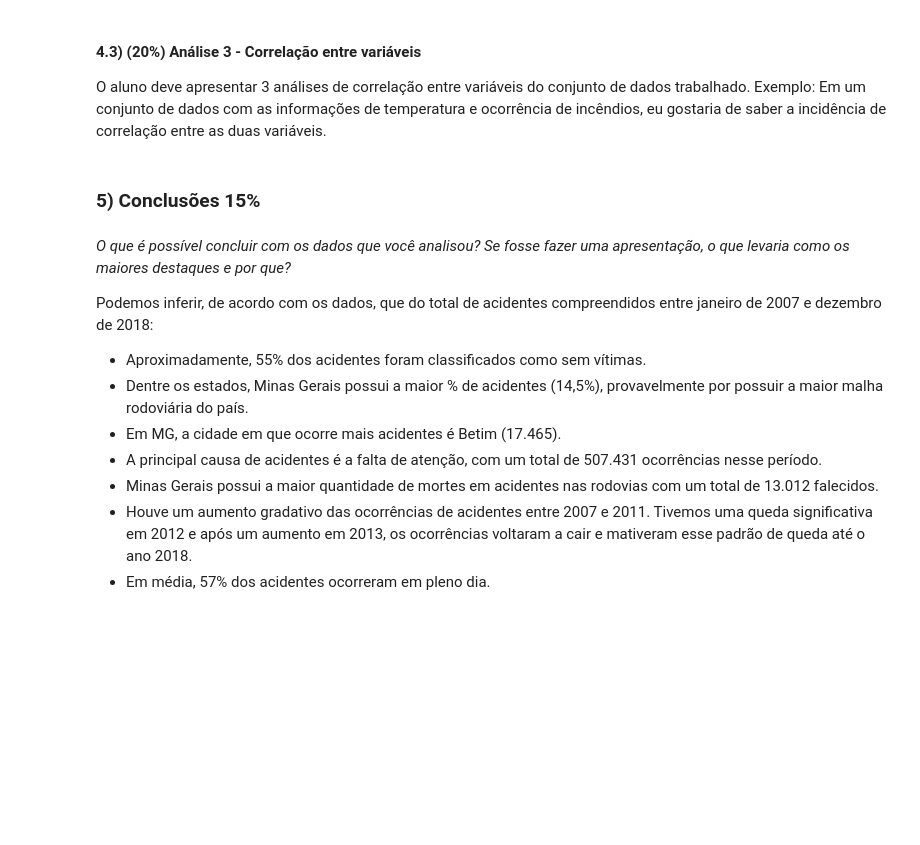
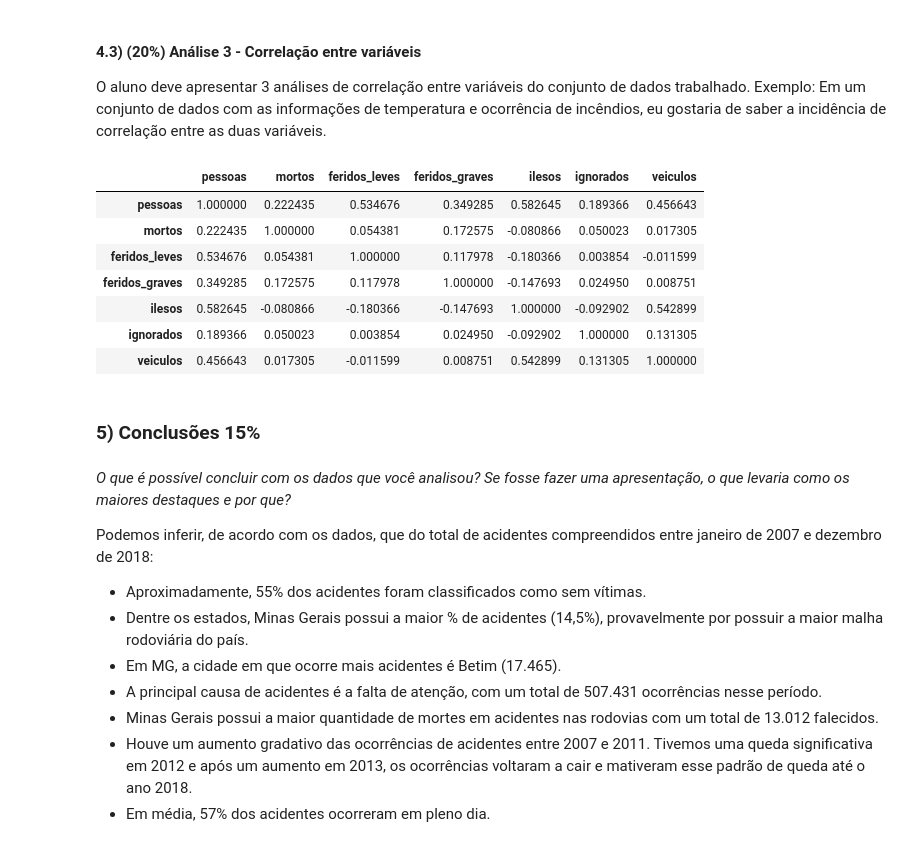
Before and after one commit to LilianeAquino/aed_projeto_1, a Jupyter notebook: template.ipynb, the cells around one changed output. Drawn from its saved outputs; the diff is of its cells as text; code cells hidden in the pictures; blank space fills up the shorter version.

```diff
--- a/template.ipynb
+++ b/template.ipynb
@@ -313,5 +327,16 @@ O aluno deve apresentar as mesmas distribuições para cada valor da variável d
 #### 4.3) **(20%)** Análise 3 - Correlação entre variáveis
 
 O aluno deve apresentar 3 análises de correlação entre variáveis do conjunto de dados trabalhado. Exemplo: Em um conjunto de dados com as informações de temperatura e ocorrência de incêndios, eu gostaria de saber a incidência de correlação entre as duas variáveis.
+# %%
+analise.corr()
+# %% [output]
+|  | pessoas | mortos | feridos_leves | feridos_graves | ilesos | ignorados | veiculos |
+| pessoas | 1.000000 | 0.222435 | 0.534676 | 0.349285 | 0.582645 | 0.189366 | 0.456643 |
+| mortos | 0.222435 | 1.000000 | 0.054381 | 0.172575 | -0.080866 | 0.050023 | 0.017305 |
+| feridos_leves | 0.534676 | 0.054381 | 1.000000 | 0.117978 | -0.180366 | 0.003854 | -0.011599 |
+| feridos_graves | 0.349285 | 0.172575 | 0.117978 | 1.000000 | -0.147693 | 0.024950 | 0.008751 |
+| ilesos | 0.582645 | -0.080866 | -0.180366 | -0.147693 | 1.000000 | -0.092902 | 0.542899 |
+| ignorados | 0.189366 | 0.050023 | 0.003854 | 0.024950 | -0.092902 | 1.000000 | 0.131305 |
+| veiculos | 0.456643 | 0.017305 | -0.011599 | 0.008751 | 0.542899 | 0.131305 | 1.000000 |
 # %%
 # Primeiro par de variáveis: Implemente sua análise aqui. Use mais blocos se achar que ficará mais organizado.
```
Also changed, not shown: parts of 5 cells of this notebook.
